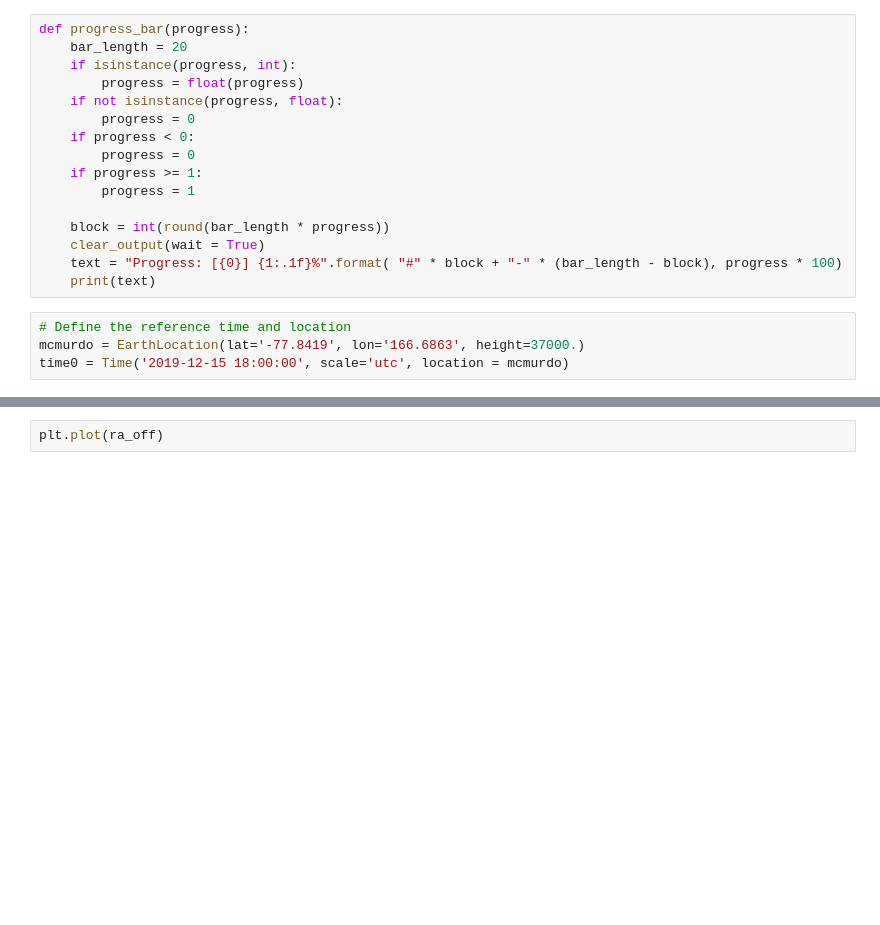
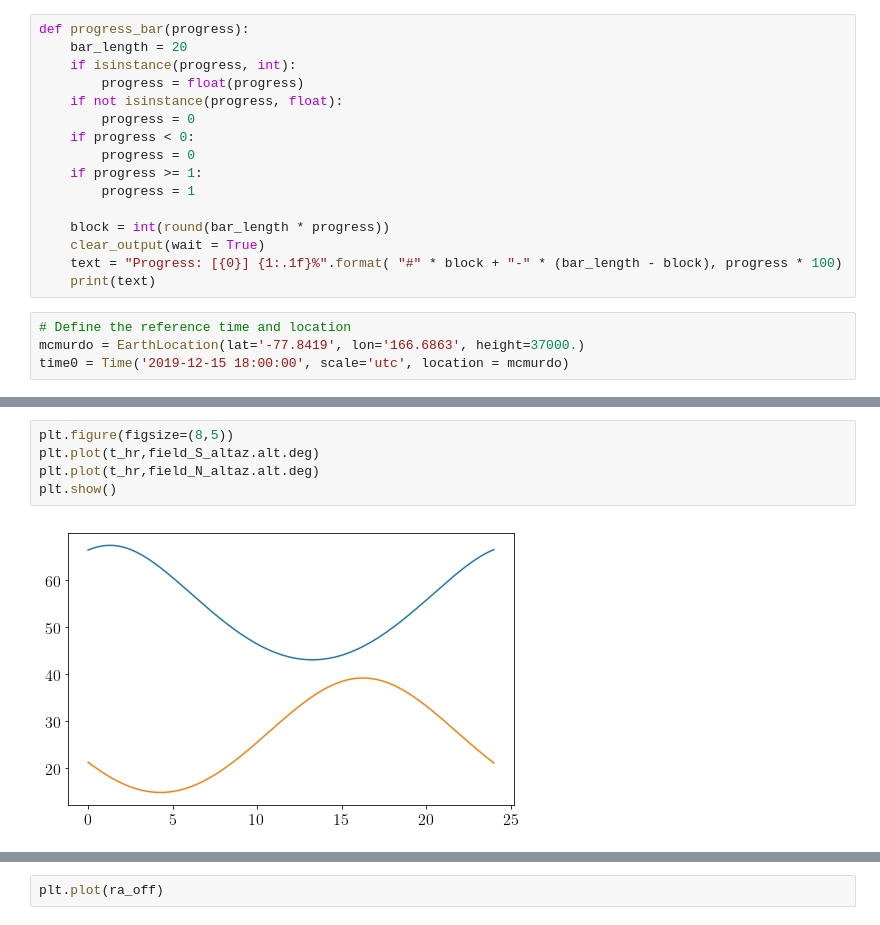
Before and after one commit to tim-balloon/tim-inst_modl, a Jupyter notebook: TIMPointing.ipynb, the cells around one changed output, grey strips where cells are left out. Cells and saved outputs as stored; diff of their text form; blank space fills up the shorter version.

```diff
--- a/TIMPointing.ipynb
+++ b/TIMPointing.ipynb
@@ -72,3 +79,10 @@ plt.plot(times.jd,target_field_altaz.alt.deg)
+# %%
+plt.figure(figsize=(8,5))
+plt.plot(t_hr,field_S_altaz.alt.deg)
+plt.plot(t_hr,field_N_altaz.alt.deg)
+plt.show()
+# %% [output]
+[figure, added]
 # %%
 %%time
 for i in np.arange(len(az_scans)-1):
```
Also changed, not shown: parts of 24 cells of this notebook.
